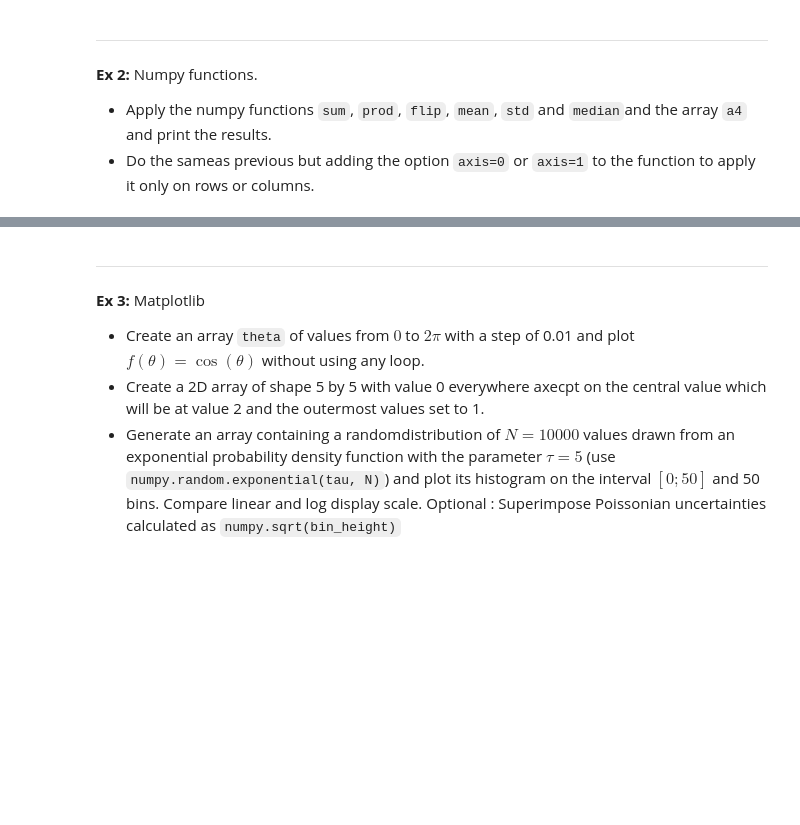
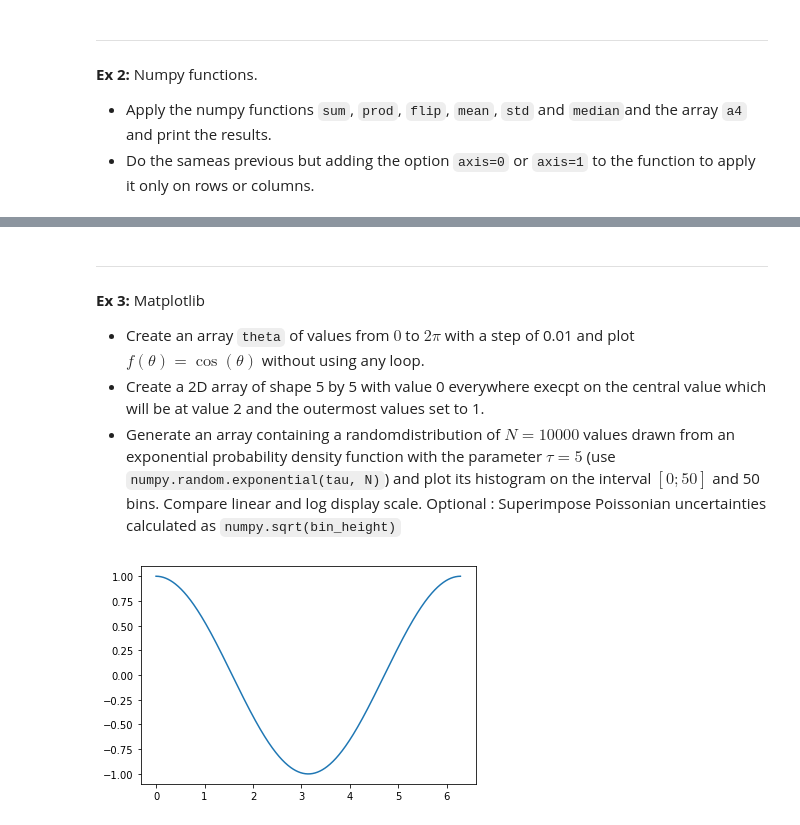
Before and after one commit to M-A-Verdier/Gate-Python_2021, a Jupyter notebook: Tuesday/II-Numpy-Matplotlib-Scipy/II-Numpy_Matplotlib_Hands_On.ipynb, the cells around one changed output, grey strips where cells are left out. Cells and saved outputs as stored; diff of their text form; code cells hidden in the pictures; blank space fills up the shorter version.

```diff
--- a/Tuesday/II-Numpy-Matplotlib-Scipy/II-Numpy_Matplotlib_Hands_On.ipynb
+++ b/Tuesday/II-Numpy-Matplotlib-Scipy/II-Numpy_Matplotlib_Hands_On.ipynb
@@ -17,5 +109,13 @@ import scipy.optimize as opt
 ---
 **Ex 3:** Matplotlib
 - Create an array `theta` of values from $0$ to $2\pi$ with a step of 0.01 and plot $f(\theta) = \cos(\theta)$ without using any loop.
-- Create a 2D array of shape 5 by 5 with value 0 everywhere axecpt on the central value which will be at value 2 and the outermost values set to 1.
+- Create a 2D array of shape 5 by 5 with value 0 everywhere execpt on the central value which will be at value 2 and the outermost values set to 1.
 - Generate an array containing a randomdistribution of $N=10000$ values drawn from an exponential probability density function with the parameter $\tau=5$ (use `numpy.random.exponential(tau, N)`) and plot its histogram on the interval $[0;50]$ and 50 bins. Compare linear and log display scale. Optional : Superimpose Poissonian uncertainties calculated as `numpy.sqrt(bin_height)`
+# %%
+theta = np.arange(0, 2*np.pi, 0.01)
+cos_theta = np.cos(theta)
+plt.figure()
+plt.plot(theta, cos_theta)
+plt.show()
+# %% [output]
+[figure, added]
```
Also changed, not shown: parts of 9 cells of this notebook, 1 other file.
